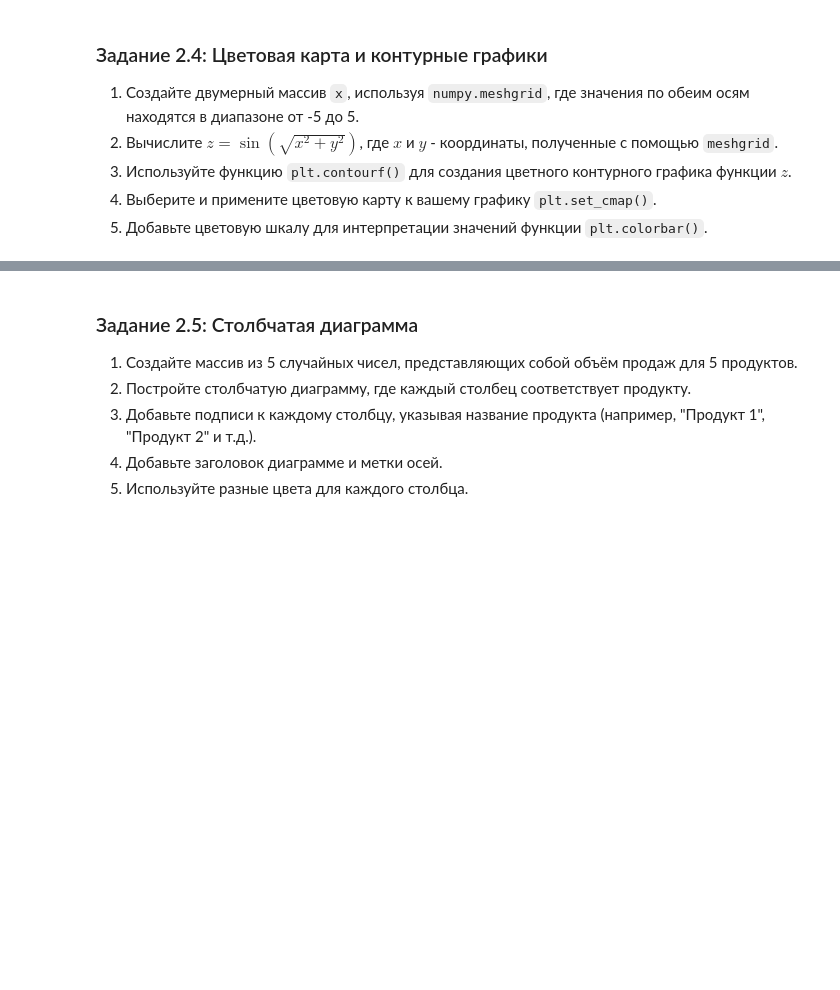
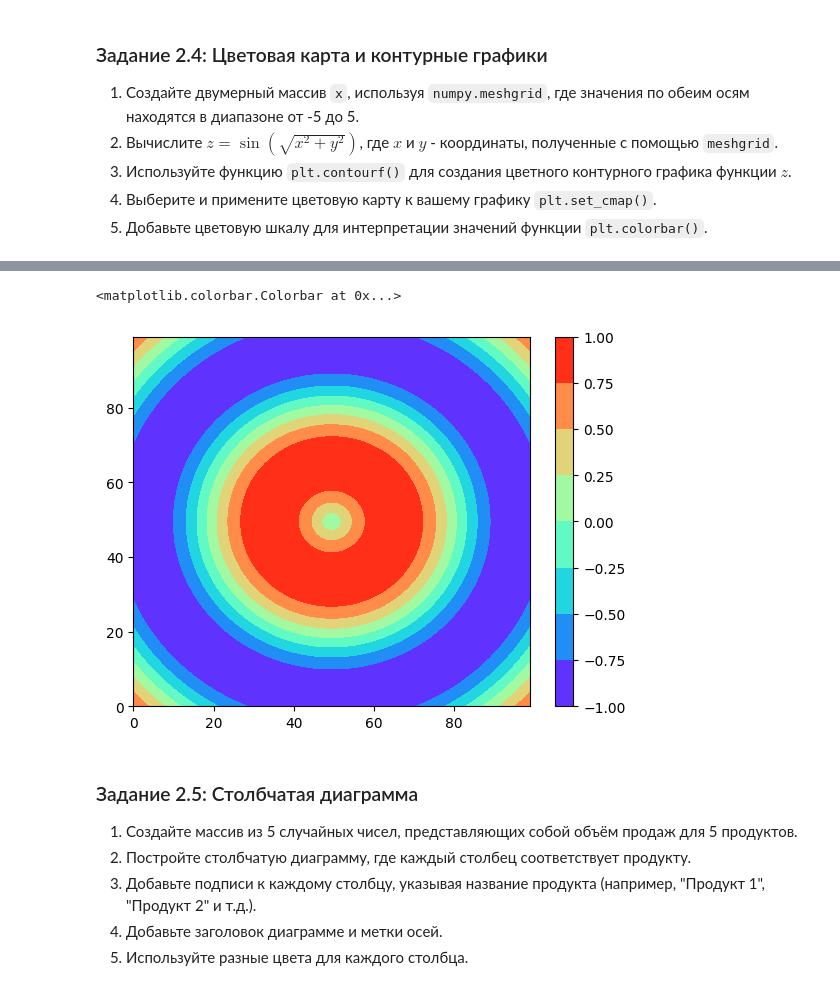
Before and after one commit to mixa15341/Data_Minimg, a Jupyter notebook: 3. Библиотеки Matplotlib, Plotly/Практическая_работа_№3_Matplotlib_Plotly.ipynb, the cells around one changed output, grey strips where cells are left out. Cells and saved outputs as stored; diff of their text form; code cells hidden in the pictures; blank space fills up the shorter version.

```diff
--- a/3. Библиотеки Matplotlib, Plotly/Практическая_работа_№3_Matplotlib_Plotly.ipynb
+++ b/3. Библиотеки Matplotlib, Plotly/Практическая_работа_№3_Matplotlib_Plotly.ipynb
@@ -285,6 +324,18 @@ np.savetxt('data.txt', data, delimiter=' ')
 # Ваш код
 # %% [markdown]
 ![image.png](embedded-picture-1)
+# %%
+x,y = np.meshgrid(np.linspace(-5,5,100),np.linspace(-5,5,100))
+def f(x,y):
+  return np.sin(np.sqrt(x**2+y**2))
+z = f(x,y)
+fig = plt.figure()
+plt.contourf(z)
+plt.set_cmap('rainbow')
+plt.colorbar()
+# %% [output]
+<matplotlib.colorbar.Colorbar at 0x...>
+[figure, added]
 # %% [markdown]
 ### Задание 2.5: Столбчатая диаграмма
 
```
Also changed, not shown: parts of 6 cells of this notebook.
